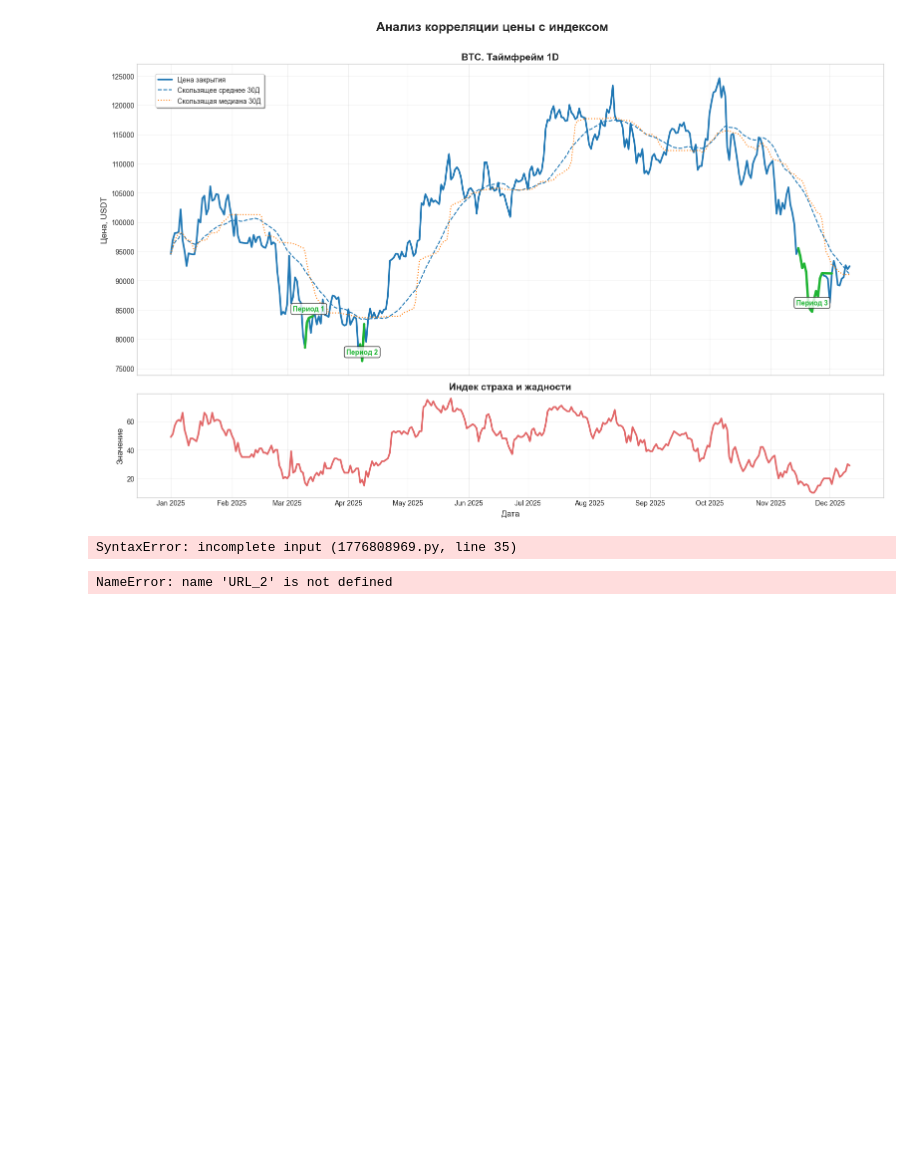
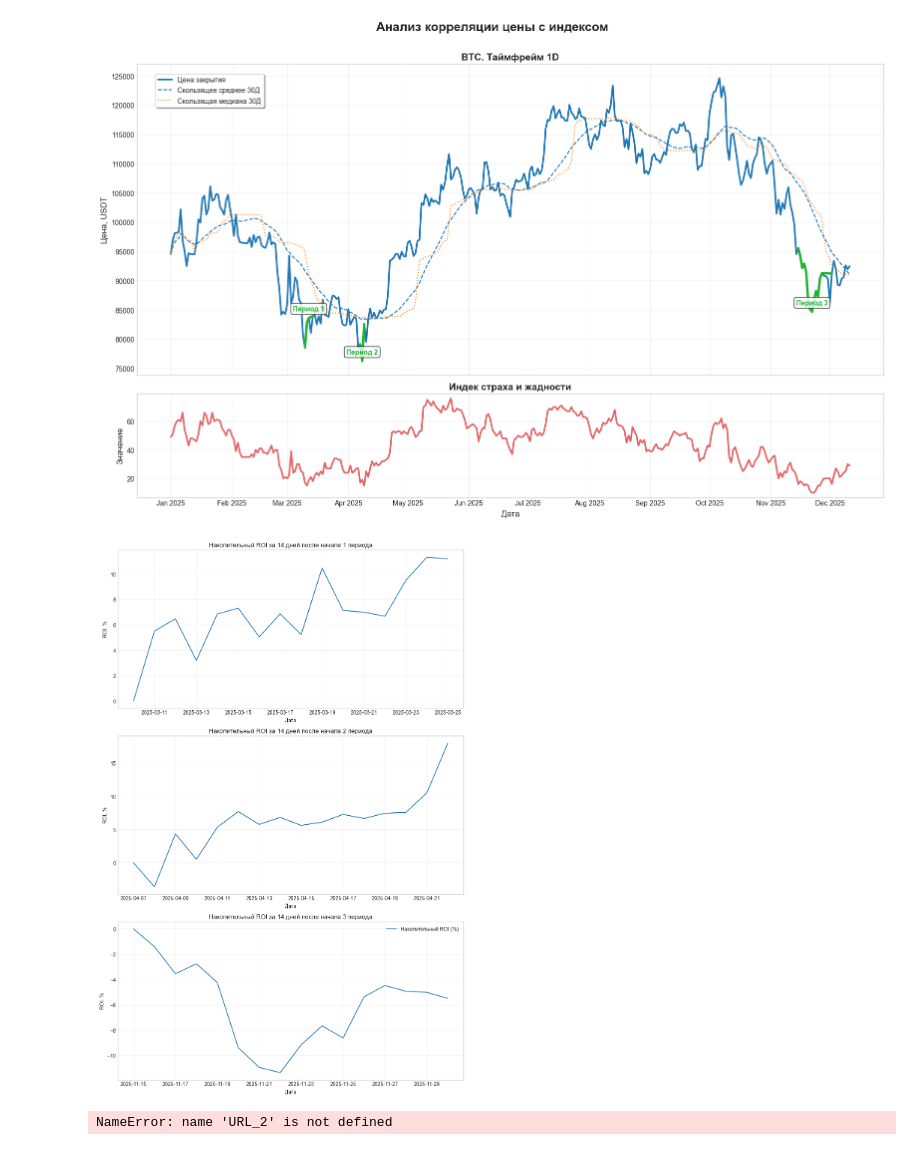
Before and after one commit to Sokolov57/BTC_Fear_Greed_Analysis, a Jupyter notebook: test_api.ipynb, the cells around one changed output. Saved outputs shown, nothing was run; the diff lists cells and outputs as text; code cells hidden in the pictures; blank space fills up the shorter version.

```diff
--- a/test_api.ipynb
+++ b/test_api.ipynb
@@ -183,39 +183,59 @@ plt.show()
 
 # Возьмем даты начала каждого периода
 def start_dates(data: list):
     # Функция берет на вход список датафреймов кожлго периода,
     # и отсекает только момент начала периода
     # start_low_index = pd.DataFrame()
     # for i, period in enumerate(data):
     #     first_row = period.iloc[[0]]
     #     first_row['period'] = i + 1
     #     start_low_index = pd.concat([start_low_index, first_row])
     start_low_index = pd.concat([
         pd.DataFrame({'period': [i + 1], 'index': period['index'].iloc[[0]]})
         for i, period in enumerate(data)])
     return start_low_index
 
 data_low = start_dates(periods)
 # data_low
 total_start = pd.concat([total_2025, data_low], axis=1)
 total_start = total_start.asfreq('D', method='pad').loc[:, ['close', 'period']]
 
 # Период 1
 start_period_1 = total_start.query('period == 1').index.min()
 end_period_1 = start_period_1 + pd.Timedelta(days=15)
 result = total_start[start_period_1:end_period_1]
 result
 ROI_1 = 100 * (result.close - result.close.iloc[0]) / result.close.iloc[0]
 
-periods = list(data_low.period.unique()
+def roi_periods(data: pd.DataFrame):
+    n_periods = [i for i in data_low['period']]
+    roi_periods = []
+    for i in n_periods:
+        start_period = total_start.query(f'period == {i}').index.min()
+        end_period = start_period + pd.Timedelta(days=15)
+        result = total_start[start_period:end_period]
+        ROI = 100 * (result.close - result.close.iloc[0]) / result.close.iloc[0]
+        roi_periods.append(ROI)
+
+    return roi_periods
+
+ROI_all = roi_periods(total_2025)
+ROI_all
 
 # Визуализация
-# plt.figure(figsize=(10, 6))
-# plt.plot(ROI_1, label='Накопительный ROI (%)')
-# plt.title('Накопительный ROI за 14 дней после начала 1 периода')
-# plt.legend();
+fig, axes = plt.subplots(3, 1, figsize=(10, 15))
+for i, r in enumerate(ROI_all):
+    axes[i].plot(r, label='Накопительный ROI (%)')
+    axes[i].set_title(f'Накопительный ROI за 14 дней после начала {i + 1} периода')
+    axes[i].set_xlabel('Дата')
+    axes[i].set_ylabel('ROI, %')
+    axes[i].grid(True, alpha=0.3)
+
+plt.legend();
+plt.tight_layout()
+plt.show()
 # %% [output]
-SyntaxError: incomplete input (1776808969.py, line 35)
+[figure, added]
 # %%
 # Проводим анализ за 2024 год
 
```
